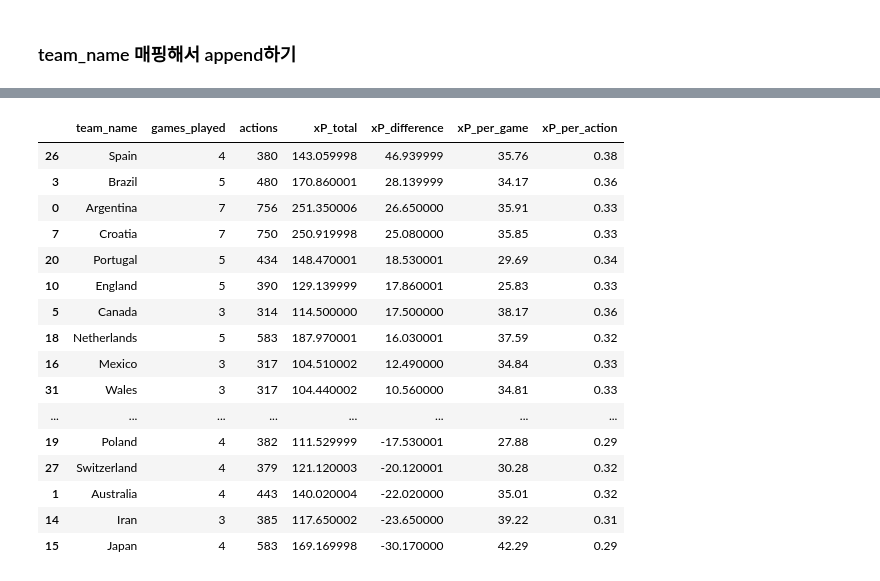
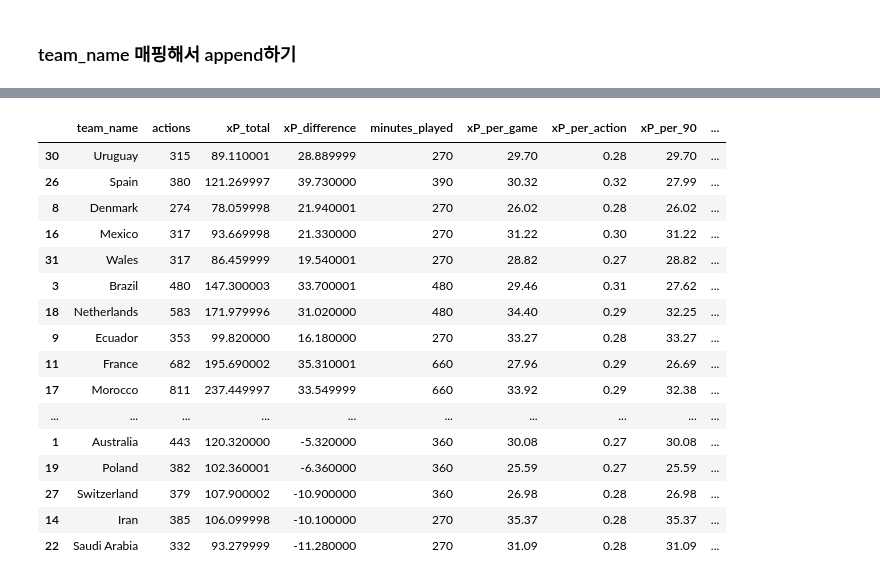
Before and after one commit to leemingo/sr-press, a Jupyter notebook: notebook/App 1)Press_point_by_Country_22WC.ipynb, the cells around one changed output, grey strips where cells are left out. Saved outputs shown, nothing was run; the diff lists cells and outputs as text; code cells hidden in the pictures.

Commit message:
added application notebook, feature_importance_py

```diff
--- a/notebook/App 1)Press_point_by_Country_22WC.ipynb
+++ b/notebook/App 1)Press_point_by_Country_22WC.ipynb
@@ -111,3 +141,10 @@ with open('teams_2_id.json', 'w') as file:
+# %%
+import json
+players_mapping_dict = players_df.set_index('player_id')['player_name'].to_dict()
+
+# JSON 파일로 저장
+with open('players_2_id.json', 'w') as file:
+    json.dump(players_mapping_dict, file)
 # %% [markdown]
 ### Preds값 가져오기
 # %%
@@ -130,14 +166,6 @@ game_id  action_id
 Length: 14504, dtype: float32
-# %%
-test_dataset = PressingDataset(
-    path= os.path.join(base_path, "stores", "filtered_datasets", "test"),
-    xfns=["closest_11_players", "actiontype_onehot", "get_average_column_sum_to_player","dist_opponent","relative_startlocation"],
-    yfns=["posession_change"],
-    load_cached=True,
-    nb_prev_actions=3
-)
 # %%
 new=test_dataset.labels.copy()
-new['posession_change_prob'] = preds.values
+new[f"{component.label[0]}_prob"] = preds.values
 new
 # %% [output]
@@ -211,6 +270,7 @@ import json
 with open('teams_2_id.json', 'r', encoding='utf-8') as file:
     team_mapping = json.load(file)
 new['team_name'] = new['team_id'].astype(str).map(team_mapping)
-new['xP_difference'] =  new['posession_change'] - new['posession_change_prob']
+new['xP_difference'] =  new[f"{component.label[0]}"] - new[f"{component.label[0]}_prob"]
+new['result_name'] = merged_type_names['result_name']
 new
 # %% [output]
@@ -275,7 +332,6 @@ new
 # %%
 # 1. 팀당 pressing point 합 구하기
-team_sum = new.groupby('team_name')['posession_change_prob'].sum().reset_index()
-
+team_sum = new.groupby('team_name')[f"{component.label[0]}_prob"].sum().reset_index()
 # 2. 팀당 xP_difference 합 구하기
 team_difference = new.groupby('team_name')['xP_difference'].sum().reset_index()
 
@@ -291,52 +347,74 @@ team_action_count= team_action_count.reset_index()
 # 데이터프레임 병합
 
 merged_df = pd.merge(team_sum, team_difference, on='team_name', how='outer')  # 첫 번째 병합
 merged_df = pd.merge(merged_df, team_game_count, on='team_name', how='outer')  # 두 번째 병합
 merged_df = pd.merge(merged_df, team_action_count, on='team_name', how='outer')  # 세 번째 병합
 merged_df.rename(columns={'game_id': 'games_played'}, inplace=True)
 merged_df.rename(columns={'action_id': 'actions'}, inplace=True)
-merged_df.rename(columns={'posession_change_prob': 'xP_total'}, inplace=True)
+merged_df.rename(columns={f"{component.label[0]}_prob": 'xP_total'}, inplace=True)
+
+minutes_df = pd.DataFrame(list(minute.items()), columns=['team_name', 'minutes_played'])
+
+# 기존 데이터프레임에 minutes 데이터를 병합
+merged_df = pd.merge(merged_df, minutes_df, on='team_name', how='left')
 
 # 추가 컬럼 계산
 merged_df['xP_total']=merged_df['xP_total'].round(2)
 merged_df['xP_difference']=merged_df['xP_difference'].round(2)
 merged_df['xP_per_game'] = (merged_df['xP_total'] / merged_df['games_played']).round(2)
 merged_df['xP_per_action'] = (merged_df['xP_total'] / merged_df['actions']).round(2)
 
+merged_df['xP_per_90'] = (merged_df['xP_total'] / (merged_df['minutes_played'] / 90)).round(2)
+merged_df['xP_difference_per_90'] = (merged_df['xP_difference'] / (merged_df['minutes_played'] / 90)).round(2)
 
+# 5. 팀당 result_name별 횟수 세기
+team_result_counts = new.groupby(['team_name', 'result_name']).size().unstack(fill_value=0).reset_index()
+
+# result_name 열 중 성공과 실패를 분리
+team_result_counts.rename(columns={'success': 'success_count'}, inplace=True)
+
+# 성공 횟수 병합
+merged_df = pd.merge(merged_df, team_result_counts[['team_name', 'success_count']], on='team_name', how='left')
+
+# 추가 컬럼 계산
+merged_df['success_count'] = merged_df['success_count'].fillna(0).astype(int)
+merged_df['succes_rate'] = (merged_df['success_count'] / merged_df['actions']).round(2)
 column_order = [
     'team_name',               # 팀 이름
-    'games_played',            # 총 게임 수
     'actions',                 # 총 action_id 수
     'xP_total',                # 팀당 pressing point 합
     'xP_difference',           # xP_difference
-
+    'minutes_played',          # 총 플레이 시간 (분)
     'xP_per_game',             # 경기당 xP
-    'xP_per_action'            # action당 xP
+    'xP_per_action',           # action당 xP
+    'xP_per_90',               # 90분당 xP
+    'xP_difference_per_90',    # 90분당 xP_difference
+    'success_count',            # 성공 횟수
+    'succes_rate'              # 성공률
 ]
 
 # 열 순서를 재배치
 merged_df = merged_df[column_order]
 
 # 정렬
-merged_df.sort_values('xP_difference', ascending=False, inplace=True)
+merged_df.sort_values('xP_difference_per_90', ascending=False, inplace=True)
 
 merged_df
 # %% [output]
-|  | team_name | games_played | actions | xP_total | xP_difference | xP_per_game | xP_per_action |
-| 26 | Spain | 4 | 380 | 143.059998 | 46.939999 | 35.76 | 0.38 |
-| 3 | Brazil | 5 | 480 | 170.860001 | 28.139999 | 34.17 | 0.36 |
-| 0 | Argentina | 7 | 756 | 251.350006 | 26.650000 | 35.91 | 0.33 |
-| 7 | Croatia | 7 | 750 | 250.919998 | 25.080000 | 35.85 | 0.33 |
-| 20 | Portugal | 5 | 434 | 148.470001 | 18.530001 | 29.69 | 0.34 |
-| 10 | England | 5 | 390 | 129.139999 | 17.860001 | 25.83 | 0.33 |
-| 5 | Canada | 3 | 314 | 114.500000 | 17.500000 | 38.17 | 0.36 |
-| 18 | Netherlands | 5 | 583 | 187.970001 | 16.030001 | 37.59 | 0.32 |
-| 16 | Mexico | 3 | 317 | 104.510002 | 12.490000 | 34.84 | 0.33 |
-| 31 | Wales | 3 | 317 | 104.440002 | 10.560000 | 34.81 | 0.33 |
-| ... | ... | ... | ... | ... | ... | ... | ... |
-| 19 | Poland | 4 | 382 | 111.529999 | -17.530001 | 27.88 | 0.29 |
-| 27 | Switzerland | 4 | 379 | 121.120003 | -20.120001 | 30.28 | 0.32 |
-| 1 | Australia | 4 | 443 | 140.020004 | -22.020000 | 35.01 | 0.32 |
-| 14 | Iran | 3 | 385 | 117.650002 | -23.650000 | 39.22 | 0.31 |
-| 15 | Japan | 4 | 583 | 169.169998 | -30.170000 | 42.29 | 0.29 |
+|  | team_name | actions | xP_total | xP_difference | minutes_played | xP_per_game | xP_per_action | xP_per_90 | ... |
+| 30 | Uruguay | 315 | 89.110001 | 28.889999 | 270 | 29.70 | 0.28 | 29.70 | ... |
+| 26 | Spain | 380 | 121.269997 | 39.730000 | 390 | 30.32 | 0.32 | 27.99 | ... |
+| 8 | Denmark | 274 | 78.059998 | 21.940001 | 270 | 26.02 | 0.28 | 26.02 | ... |
+| 16 | Mexico | 317 | 93.669998 | 21.330000 | 270 | 31.22 | 0.30 | 31.22 | ... |
+| 31 | Wales | 317 | 86.459999 | 19.540001 | 270 | 28.82 | 0.27 | 28.82 | ... |
+| 3 | Brazil | 480 | 147.300003 | 33.700001 | 480 | 29.46 | 0.31 | 27.62 | ... |
+| 18 | Netherlands | 583 | 171.979996 | 31.020000 | 480 | 34.40 | 0.29 | 32.25 | ... |
+| 9 | Ecuador | 353 | 99.820000 | 16.180000 | 270 | 33.27 | 0.28 | 33.27 | ... |
+| 11 | France | 682 | 195.690002 | 35.310001 | 660 | 27.96 | 0.29 | 26.69 | ... |
+| 17 | Morocco | 811 | 237.449997 | 33.549999 | 660 | 33.92 | 0.29 | 32.38 | ... |
+| ... | ... | ... | ... | ... | ... | ... | ... | ... | ... |
+| 1 | Australia | 443 | 120.320000 | -5.320000 | 360 | 30.08 | 0.27 | 30.08 | ... |
+| 19 | Poland | 382 | 102.360001 | -6.360000 | 360 | 25.59 | 0.27 | 25.59 | ... |
+| 27 | Switzerland | 379 | 107.900002 | -10.900000 | 360 | 26.98 | 0.28 | 26.98 | ... |
+| 14 | Iran | 385 | 106.099998 | -10.100000 | 270 | 35.37 | 0.28 | 35.37 | ... |
+| 22 | Saudi Arabia | 332 | 93.279999 | -11.280000 | 270 | 31.09 | 0.28 | 31.09 | ... |
```
Also changed, not shown: parts of 18 cells of this notebook, 4 other files.
